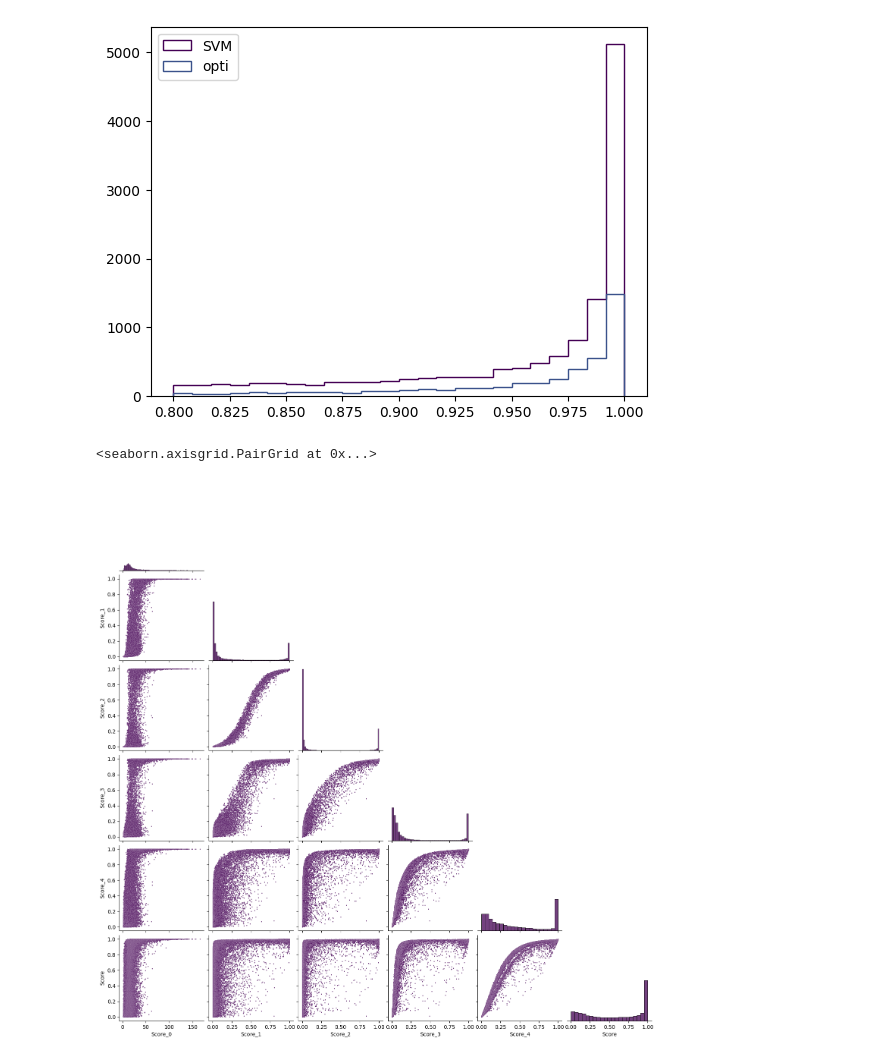
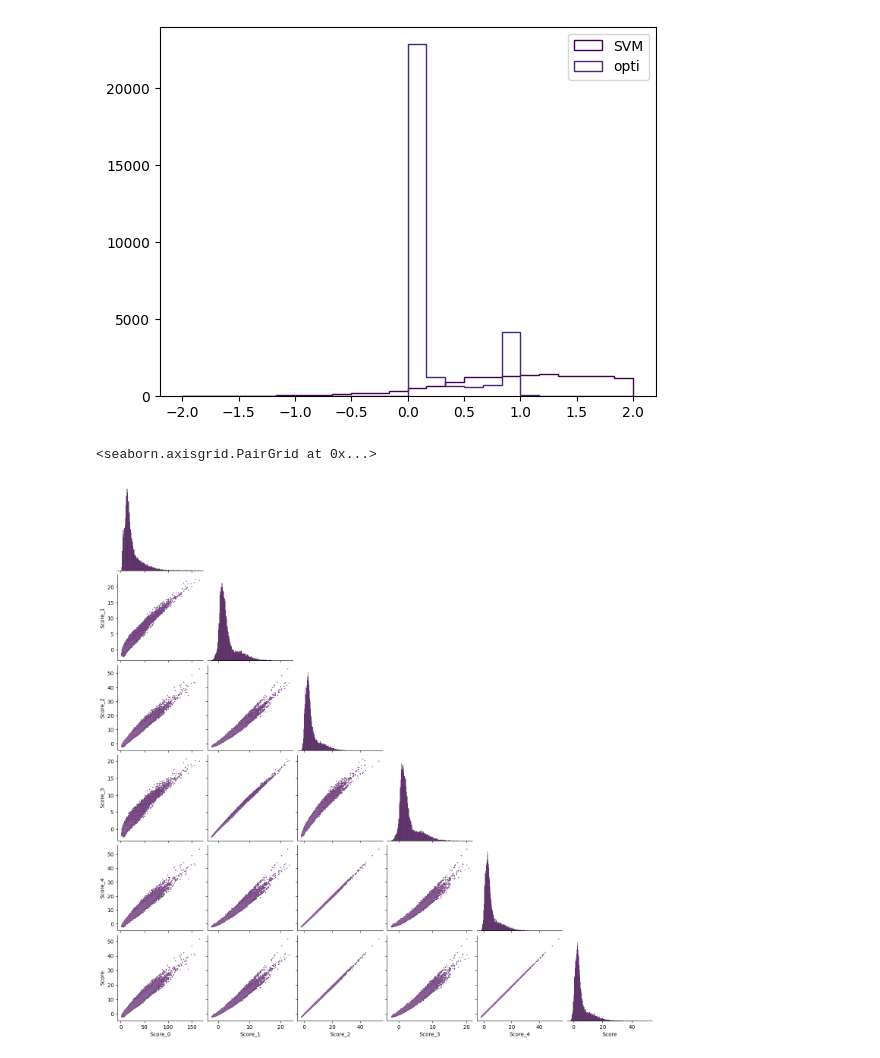
Before and after one commit to neelie01/Research-Project, a Jupyter notebook: src/plots.ipynb, the cells around one changed output. Drawn from its saved outputs; the diff is of its cells as text; code cells hidden in the pictures.

```diff
--- a/src/plots.ipynb
+++ b/src/plots.ipynb
@@ -14,6 +15,6 @@ input_file_svm = f"../data/{dataset[i]['type']}/{dataset[i]['file']}_SVM_filtere
 input_file_perc = f"../data/{dataset[i]['type']}/{dataset[i]['file']}_{dataset[i]['comparison']}_filtered.pkl"
 # %%
-svm_files = [filename for filename in os.listdir(f"../data/{dataset[i]['type']}") if filename.startswith(f"{dataset[i]['file']}_SVM_filtered_")]
+svm_files = [filename for filename in os.listdir(f"../data/{dataset[i]['type']}") if filename.startswith(f"{dataset[i]['file']}_SVM_filtered_iter")]
 # %%
 # read original dataframes
 df_original = pd.read_pickle(input_file_original)
@@ -115,14 +80,14 @@ plt.show()
 # %%
-bins = np.linspace(0.8,1,25)
-plt.hist(df_svm.loc[df_svm[df_svm['Score'] > 0.8].index, 'Score'], label = 'SVM', histtype='step', bins=bins)
-plt.hist(df_perc.loc[df_perc[df_perc['Score'] > 0.8].index, 'Score'], label='opti', histtype='step', bins = bins)
+bins = np.linspace(-2,2,25)
+plt.hist(df_svm.loc[:, 'Score'], label = 'SVM', histtype='step', bins=bins)
+plt.hist(df_perc.loc[:, 'Score'], label='opti', histtype='step', bins = bins)
 plt.legend()
 plt.show()
 # %% [output]
-[figure, old version]
+[figure, new version]
 # %%
 import seaborn as sns
-sns.pairplot(df_svm.loc[:,['Score_0', 'Score_1', 'Score_2', 'Score_3', 'Score_4', 'Score']], plot_kws={"s": 3}, corner=True)
+sns.pairplot(dfs_svm[len(dfs_svm) -1].loc[:,['Score_0', 'Score_1', 'Score_2', 'Score_3', 'Score_4', 'Score']], plot_kws={"s": 3}, corner=True)
 # %% [output]
 <seaborn.axisgrid.PairGrid at 0x...>
-[figure, old version]
+[figure, new version]
```
Also changed, not shown: parts of 8 cells of this notebook, 4 other files.
